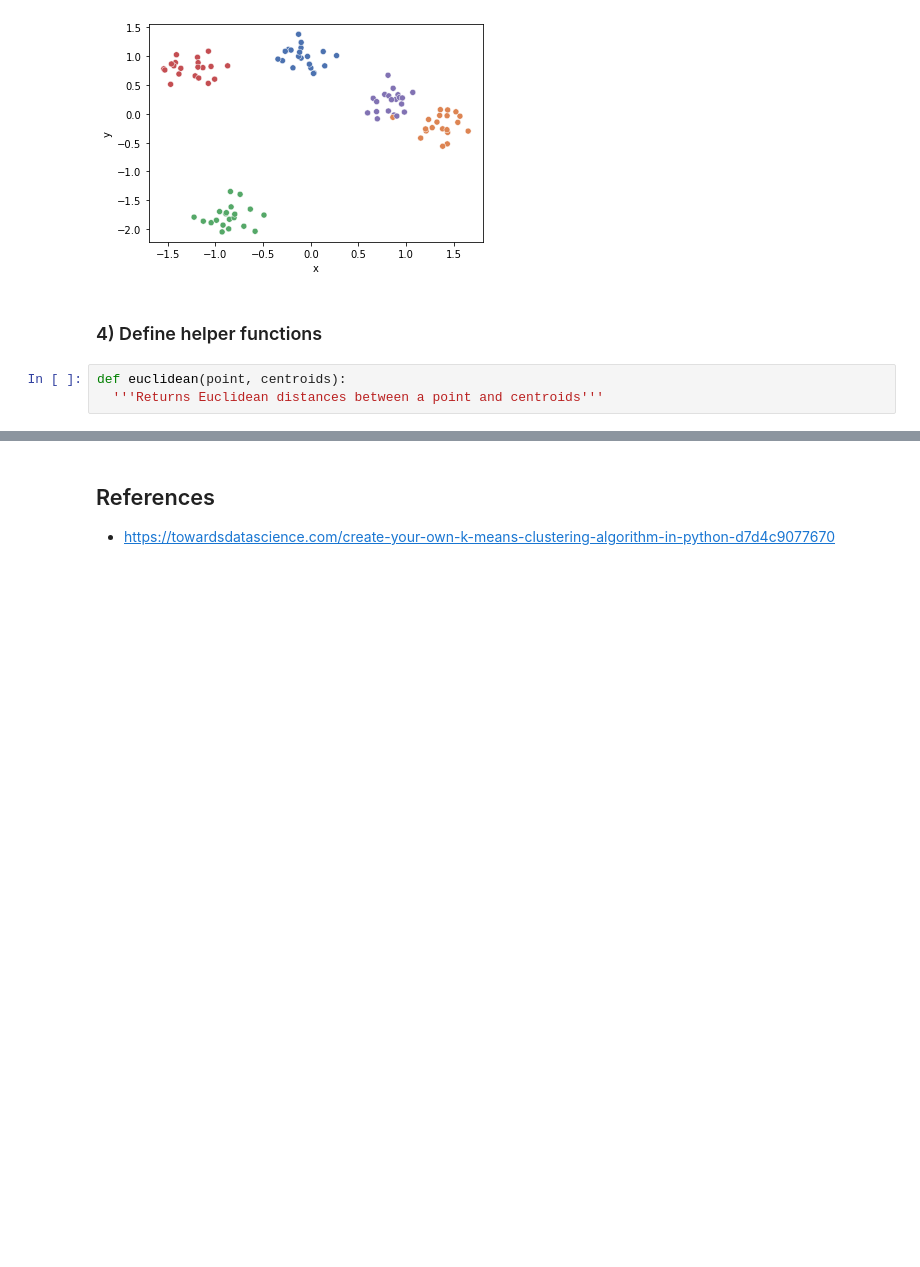
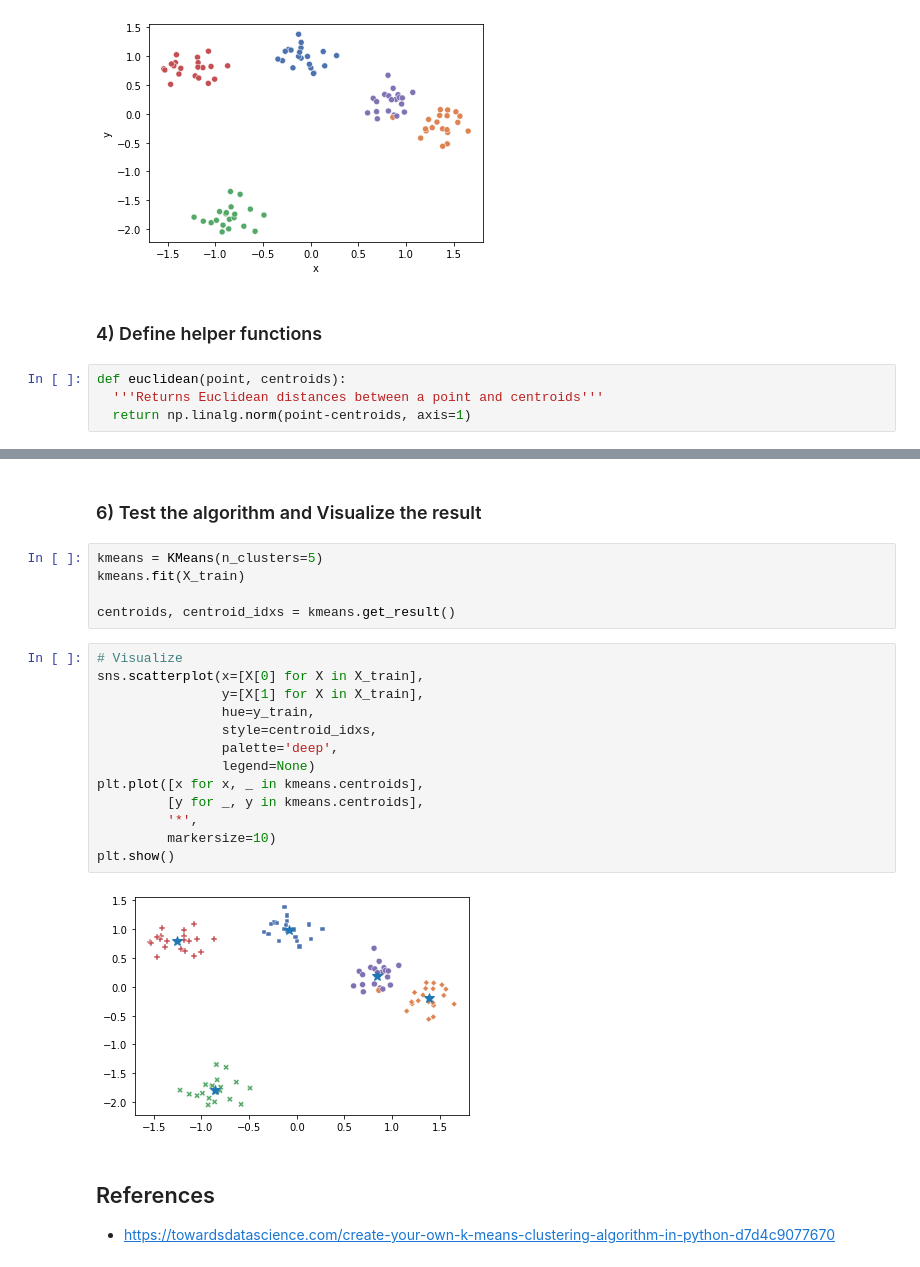
Before and after one commit to HJoonKwon/machine_learning_fundamentals, a Jupyter notebook: K_Means_Clustering.ipynb, the cells around one changed output, grey strips where cells are left out. Drawn from its saved outputs; the diff is of its cells as text; blank space fills up the shorter version.

Commit message:
K-Means_Clustering Study#2

```diff
--- a/K_Means_Clustering.ipynb
+++ b/K_Means_Clustering.ipynb
@@ -56,3 +57,4 @@ plt.show()
 # %%
 def euclidean(point, centroids):
   '''Returns Euclidean distances between a point and centroids'''
+  return np.linalg.norm(point-centroids, axis=1)
@@ -59,3 +106,25 @@ def euclidean(point, centroids):
+# %% [markdown]
+### 6) Test the algorithm and Visualize the result
+# %%
+kmeans = KMeans(n_clusters=5)
+kmeans.fit(X_train)
+
+centroids, centroid_idxs = kmeans.get_result()
+# %%
+# Visualize
+sns.scatterplot(x=[X[0] for X in X_train],
+                y=[X[1] for X in X_train],
+                hue=y_train,
+                style=centroid_idxs,
+                palette='deep',
+                legend=None)
+plt.plot([x for x, _ in kmeans.centroids],
+         [y for _, y in kmeans.centroids],
+         '*',
+         markersize=10)
+plt.show()
+# %% [output]
+[figure, added]
 # %% [markdown]
 ## References
 - https://towardsdatascience.com/create-your-own-k-means-clustering-algorithm-in-python-d7d4c9077670
```
Also changed, not shown: parts of 3 cells of this notebook.
